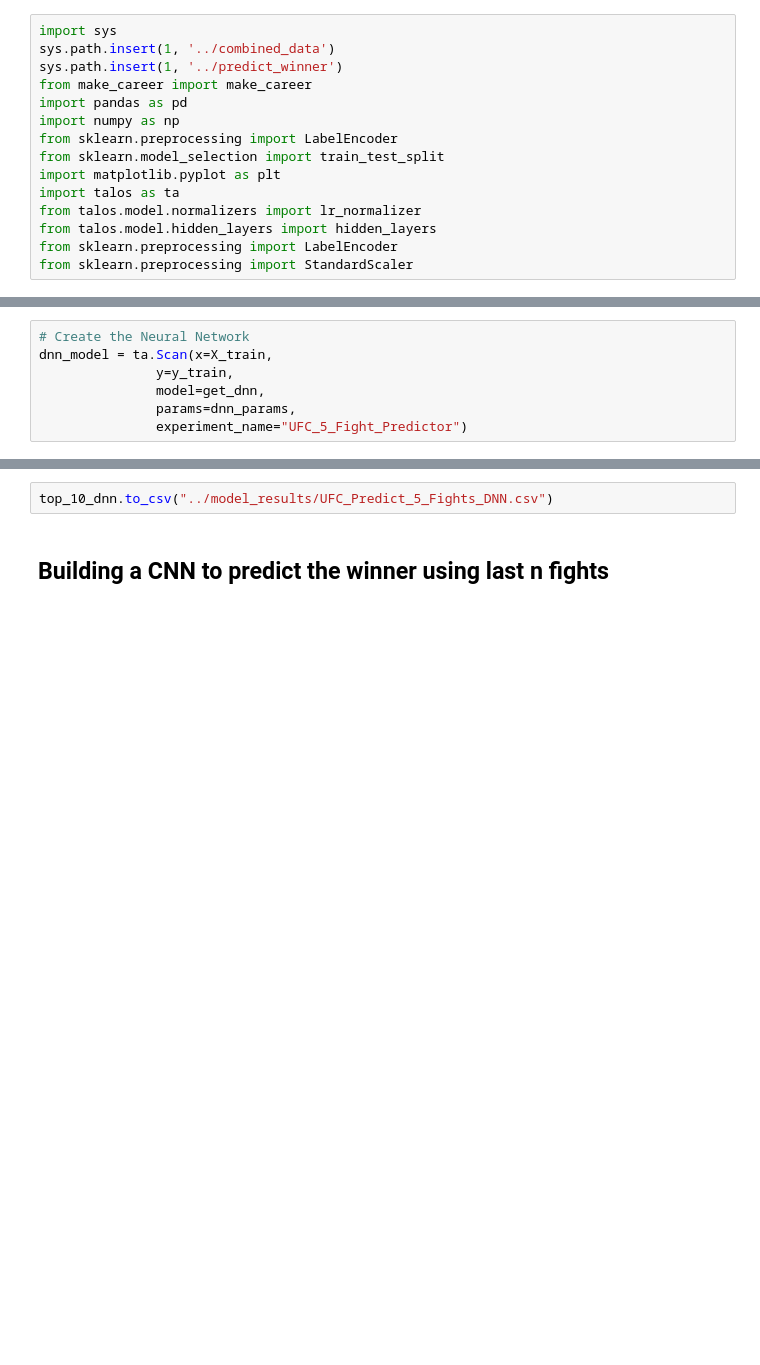
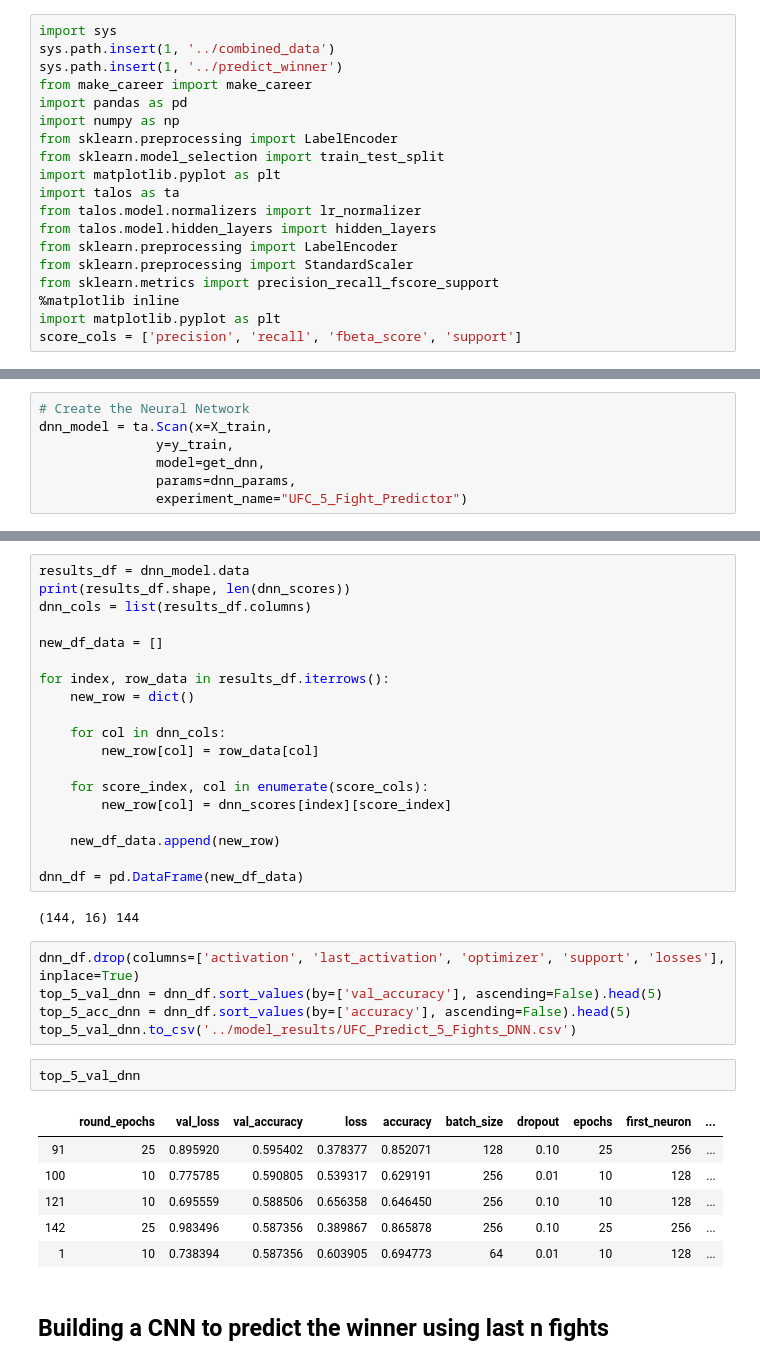
Before and after one commit to JamesPeralta/UFC-Fight-Predictor, a Jupyter notebook: predict_on_last_n_fights/Predict_Using_Last_N_Fights.ipynb, the cells around one changed output, grey strips where cells are left out. Cells and saved outputs as stored; diff of their text form; blank space fills up the shorter version.

```diff
--- a/predict_on_last_n_fights/Predict_Using_Last_N_Fights.ipynb
+++ b/predict_on_last_n_fights/Predict_Using_Last_N_Fights.ipynb
@@ -17,3 +17,7 @@ from talos.model.normalizers import lr_normalizer
 from talos.model.hidden_layers import hidden_layers
 from sklearn.preprocessing import LabelEncoder
 from sklearn.preprocessing import StandardScaler
+from sklearn.metrics import precision_recall_fscore_support
+%matplotlib inline
+import matplotlib.pyplot as plt
+score_cols = ['precision', 'recall', 'fbeta_score', 'support']
@@ -126,5 +119,38 @@ top_10_dnn
-# %%
-top_10_dnn.to_csv("../model_results/UFC_Predict_5_Fights_DNN.csv")
+# %%
+results_df = dnn_model.data
+print(results_df.shape, len(dnn_scores))
+dnn_cols = list(results_df.columns)
+
+new_df_data = []
+
+for index, row_data in results_df.iterrows():
+    new_row = dict()
+
+    for col in dnn_cols:
+        new_row[col] = row_data[col]
+
+    for score_index, col in enumerate(score_cols):
+        new_row[col] = dnn_scores[index][score_index]
+
+    new_df_data.append(new_row)
+
+dnn_df = pd.DataFrame(new_df_data)
+# %% [output]
+(144, 16) 144
+# %%
+dnn_df.drop(columns=['activation', 'last_activation', 'optimizer', 'support', 'losses'], inplace=True)
+top_5_val_dnn = dnn_df.sort_values(by=['val_accuracy'], ascending=False).head(5)
+top_5_acc_dnn = dnn_df.sort_values(by=['accuracy'], ascending=False).head(5)
+top_5_val_dnn.to_csv('../model_results/UFC_Predict_5_Fights_DNN.csv')
+# %%
+top_5_val_dnn
+# %% [output]
+|  | round_epochs | val_loss | val_accuracy | loss | accuracy | batch_size | dropout | epochs | first_neuron | ... |
+| 91 | 25 | 0.895920 | 0.595402 | 0.378377 | 0.852071 | 128 | 0.10 | 25 | 256 | ... |
+| 100 | 10 | 0.775785 | 0.590805 | 0.539317 | 0.629191 | 256 | 0.01 | 10 | 128 | ... |
+| 121 | 10 | 0.695559 | 0.588506 | 0.656358 | 0.646450 | 256 | 0.10 | 10 | 128 | ... |
+| 142 | 25 | 0.983496 | 0.587356 | 0.389867 | 0.865878 | 256 | 0.10 | 25 | 256 | ... |
+| 1 | 10 | 0.738394 | 0.587356 | 0.603905 | 0.694773 | 64 | 0.01 | 10 | 128 | ... |
 # %% [markdown]
 ## Building a CNN to predict the winner using last n fights
 # %%
```
Also changed, not shown: parts of 19 cells of this notebook, 5 other files.
